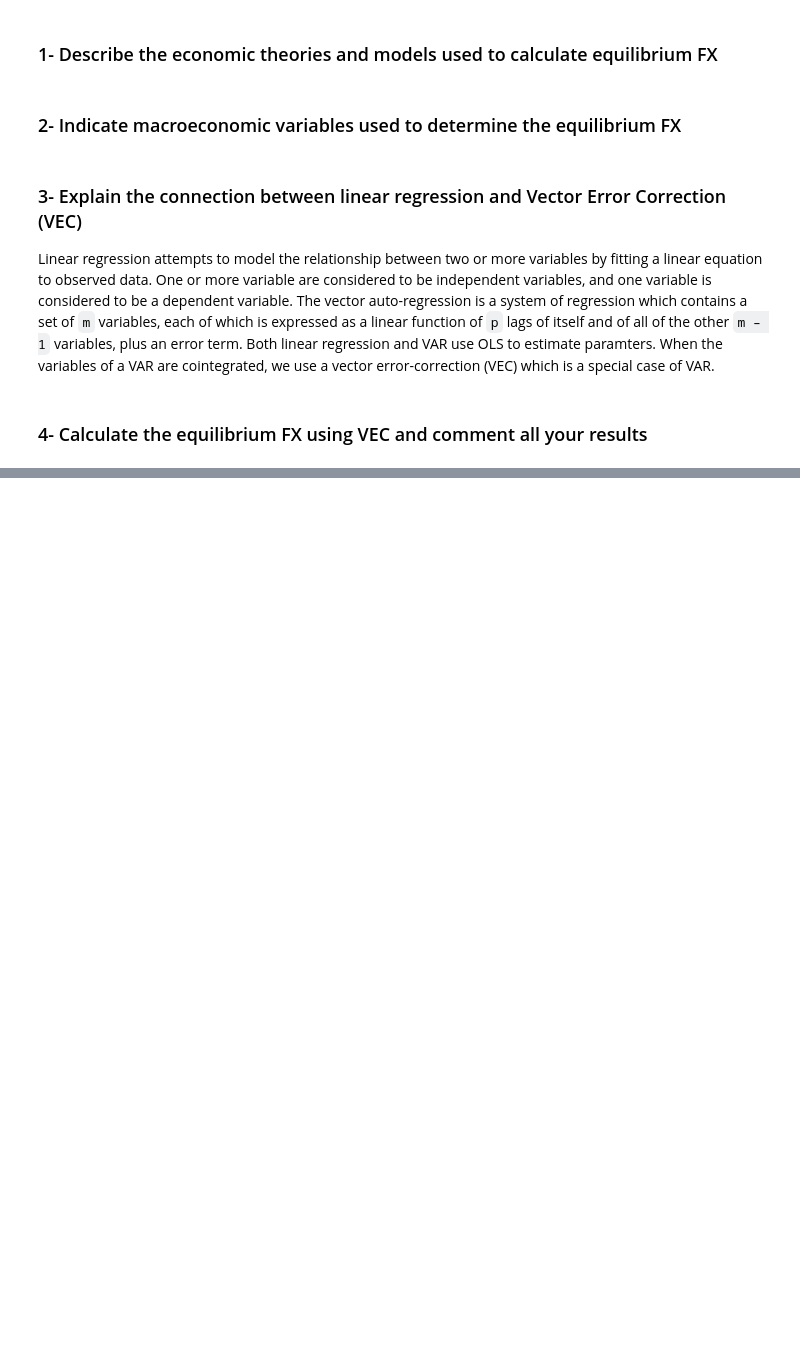
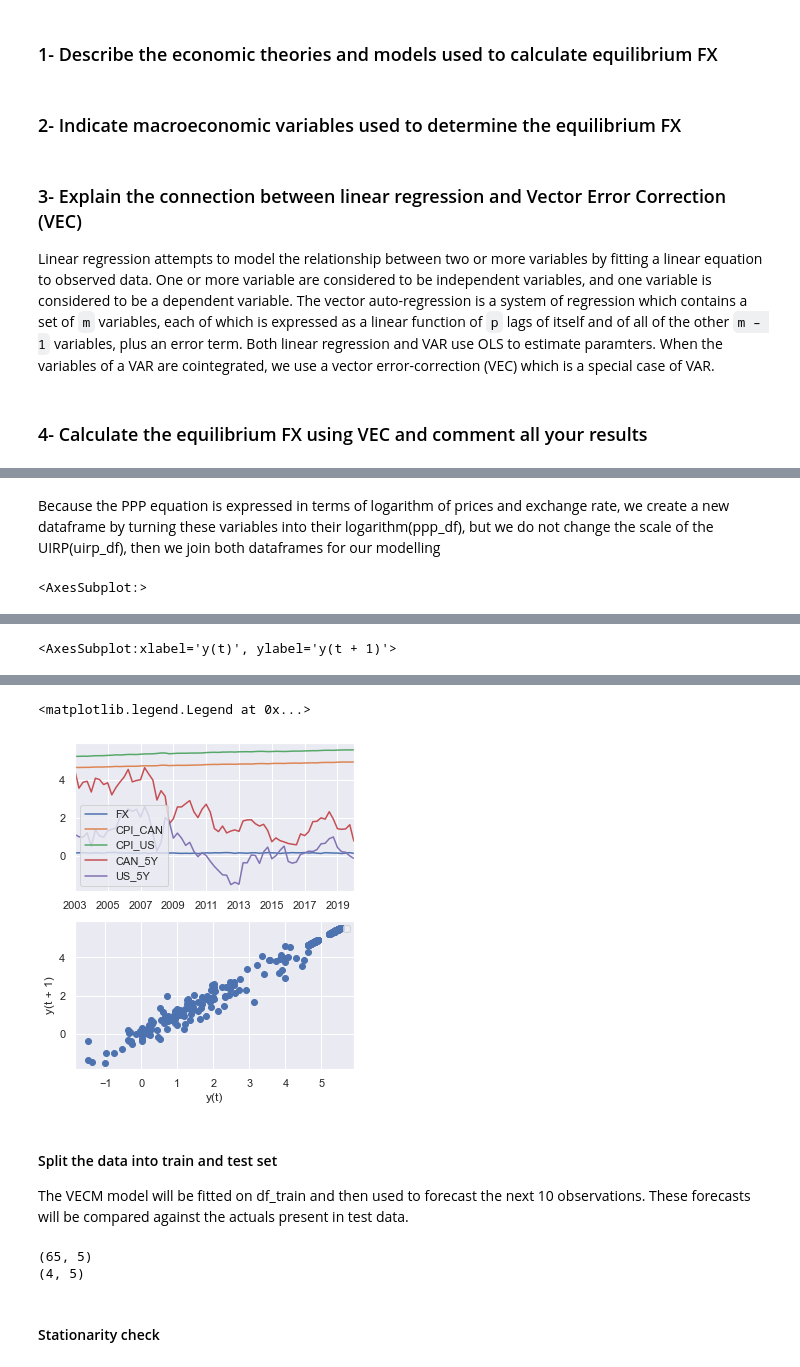
Before and after one commit to tlfmcooper/MscFE_610_ECON, a Jupyter notebook: submission_2.ipynb, the cells around one changed output, grey strips where cells are left out. Saved outputs shown, nothing was run; the diff lists cells and outputs as text; code cells hidden in the pictures; blank space fills up the shorter version.

```diff
--- a/submission_2.ipynb
+++ b/submission_2.ipynb
@@ -139,0 +174,3 @@ The vector auto-regression is a system of regression which contains a set of `m`
+# %%
+API_KEY = os.environ.get("quandl_api_key")
+quandl.ApiConfig.api_key = API_KEY
@@ -139,0 +209,21 @@ The vector auto-regression is a system of regression which contains a set of `m`
+# %%
+url = "https://api.exchangeratesapi.io/history?start_at=2003-01-31&end_at=2020-03-31&symbols=CAD&base=USD"
+response = requests.get(url)
+data = response.json()
+dates = sorted(data["rates"].keys())
+dates = pd.to_datetime(dates)
+exch_rates = []
+for key_val in list(data["rates"].values()):
+    exch_rates.append(key_val["CAD"])
+exch_rate_data = {"FX": exch_rates}
+USDCAD_daily = pd.DataFrame(data=exch_rate_data, index=dates)
+
+# Transform the FX data to quarterly data
+USDCAD = USDCAD_daily.resample("Q").mean()
+# %%
+# vecm_data = USDCAD.copy(deep=True)
+vecm_data = pd.concat(
+    [USDCAD, CPI_CAN, CPI_US, CAN_5Y, US_5Y],
+    axis=1,
+)
+vecm_data.columns = ["FX", "CPI_CAN", "CPI_US", "CAN_5Y", "US_5Y"]
@@ -139,0 +242,18 @@ The vector auto-regression is a system of regression which contains a set of `m`
+# %% [markdown]
+Because the PPP equation is expressed in terms of logarithm of prices and exchange rate, we create a new dataframe by turning these variables into their logarithm(ppp_df), but we do not change the scale of the UIRP(uirp_df), then we join both dataframes for our modelling
+# %%
+ppp_df = np.log(vecm_data.loc[:, ["FX", "CPI_CAN", "CPI_US"]])
+uirp_df = vecm_data.loc[:, ["CAN_5Y", "US_5Y"]]
+log_vecm = pd.concat([ppp_df, uirp_df], axis=1)
+log_vecm.to_csv("log_vecm.csv")
+# %%
+import matplotlib as mpl
+
+# mpl.rcParams["figure.dpi"] = 200
+fig, (ax1, ax2) = plt.subplots(nrows=2, ncols=1, figsize=(5, 6))
+log_vecm.plot(ax=ax1)
+pd.plotting.lag_plot(log_vecm)
+plt.legend(loc=1, fontsize="x-small")
+plt.show()
+# %% [output]
+<AxesSubplot:>
@@ -139,0 +261 @@ The vector auto-regression is a system of regression which contains a set of `m`
+<AxesSubplot:xlabel='y(t)', ylabel='y(t + 1)'>
@@ -139,0 +263,17 @@ The vector auto-regression is a system of regression which contains a set of `m`
+<matplotlib.legend.Legend at 0x...>
+[figure, added]
+# %% [markdown]
+#### Split the data into train and test set
+
+The VECM model will be fitted on df_train and then used to forecast the next 10 observations. These forecasts will be compared against the actuals present in test data.
+# %%
+nobs = 4
+vecm_train, vecm_test = vecm_data.iloc[:-nobs], vecm_data.iloc[-nobs:]
+# Check size
+print(vecm_train.shape)  # (59, 5)
+print(vecm_test.shape)  # (10, 5)
+# %% [output]
+(65, 5)
+(4, 5)
+# %% [markdown]
+#### Stationarity check
```
Also changed, not shown: parts of 34 cells of this notebook.
